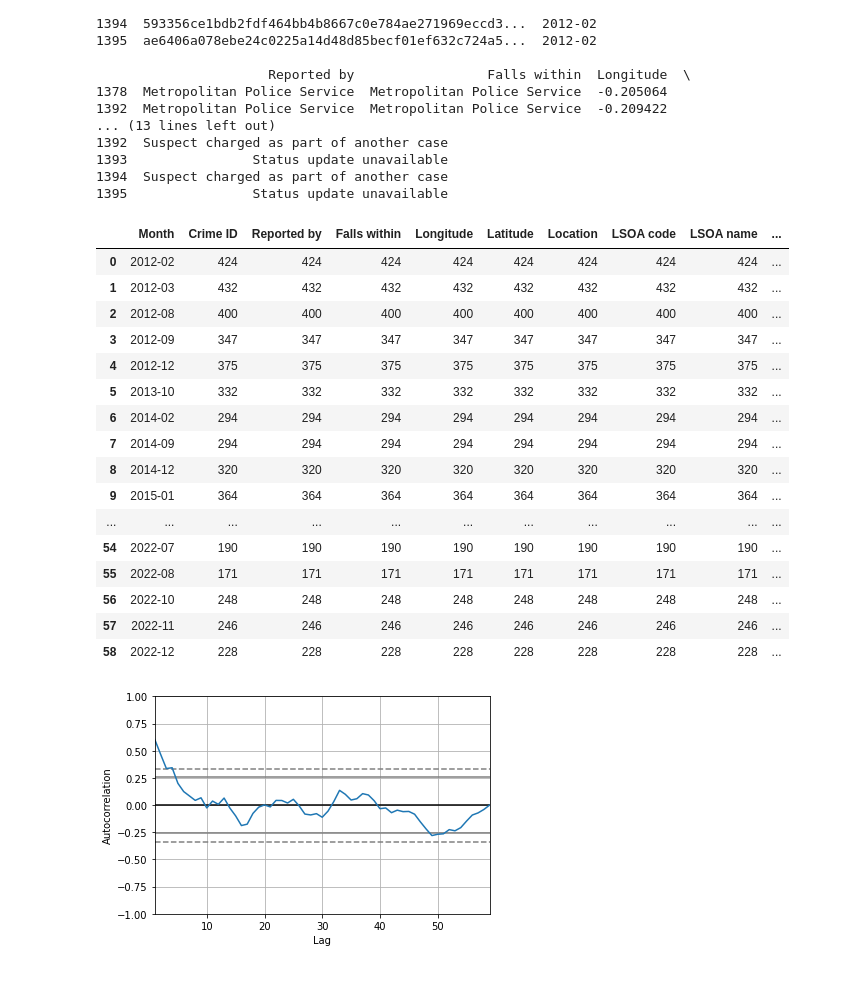
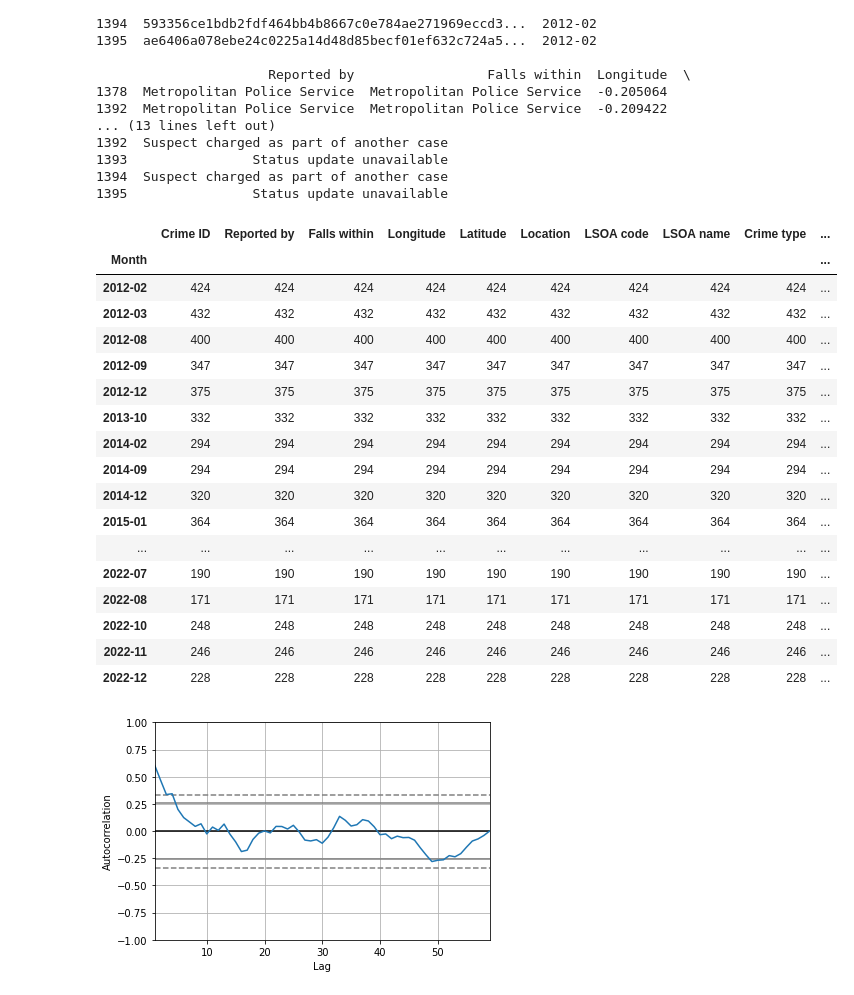
Before and after one commit to isavgt/JBG050-group11, a Jupyter notebook: datasetsexploration.ipynb, the cells around one changed output. Cells and saved outputs as stored; diff of their text form; code cells hidden in the pictures.

```diff
--- a/datasetsexploration.ipynb
+++ b/datasetsexploration.ipynb
@@ -84,26 +84,27 @@ fig = ff.create_hexbin_mapbox(
 fig.update_layout(margin=dict(b=0, t=0, l=0, r=0))
 fig.show()
 # %%
-df_groups = burglary_data.groupby(['Month'], as_index=False).count()
+df_groups = burglary_data.groupby(['Month']).count()
 df_groups
 # %% [output]
-|  | Month | Crime ID | Reported by | Falls within | Longitude | Latitude | Location | LSOA code | LSOA name | ... |
-| 0 | 2012-02 | 424 | 424 | 424 | 424 | 424 | 424 | 424 | 424 | ... |
-| 1 | 2012-03 | 432 | 432 | 432 | 432 | 432 | 432 | 432 | 432 | ... |
-| 2 | 2012-08 | 400 | 400 | 400 | 400 | 400 | 400 | 400 | 400 | ... |
-| 3 | 2012-09 | 347 | 347 | 347 | 347 | 347 | 347 | 347 | 347 | ... |
-| 4 | 2012-12 | 375 | 375 | 375 | 375 | 375 | 375 | 375 | 375 | ... |
-| 5 | 2013-10 | 332 | 332 | 332 | 332 | 332 | 332 | 332 | 332 | ... |
-| 6 | 2014-02 | 294 | 294 | 294 | 294 | 294 | 294 | 294 | 294 | ... |
-| 7 | 2014-09 | 294 | 294 | 294 | 294 | 294 | 294 | 294 | 294 | ... |
-| 8 | 2014-12 | 320 | 320 | 320 | 320 | 320 | 320 | 320 | 320 | ... |
-| 9 | 2015-01 | 364 | 364 | 364 | 364 | 364 | 364 | 364 | 364 | ... |
+|  | Crime ID | Reported by | Falls within | Longitude | Latitude | Location | LSOA code | LSOA name | Crime type | ... |
+| Month |  |  |  |  |  |  |  |  |  | ... |
+| 2012-02 | 424 | 424 | 424 | 424 | 424 | 424 | 424 | 424 | 424 | ... |
+| 2012-03 | 432 | 432 | 432 | 432 | 432 | 432 | 432 | 432 | 432 | ... |
+| 2012-08 | 400 | 400 | 400 | 400 | 400 | 400 | 400 | 400 | 400 | ... |
+| 2012-09 | 347 | 347 | 347 | 347 | 347 | 347 | 347 | 347 | 347 | ... |
+| 2012-12 | 375 | 375 | 375 | 375 | 375 | 375 | 375 | 375 | 375 | ... |
+| 2013-10 | 332 | 332 | 332 | 332 | 332 | 332 | 332 | 332 | 332 | ... |
+| 2014-02 | 294 | 294 | 294 | 294 | 294 | 294 | 294 | 294 | 294 | ... |
+| 2014-09 | 294 | 294 | 294 | 294 | 294 | 294 | 294 | 294 | 294 | ... |
+| 2014-12 | 320 | 320 | 320 | 320 | 320 | 320 | 320 | 320 | 320 | ... |
+| 2015-01 | 364 | 364 | 364 | 364 | 364 | 364 | 364 | 364 | 364 | ... |
 | ... | ... | ... | ... | ... | ... | ... | ... | ... | ... | ... |
-| 54 | 2022-07 | 190 | 190 | 190 | 190 | 190 | 190 | 190 | 190 | ... |
-| 55 | 2022-08 | 171 | 171 | 171 | 171 | 171 | 171 | 171 | 171 | ... |
-| 56 | 2022-10 | 248 | 248 | 248 | 248 | 248 | 248 | 248 | 248 | ... |
-| 57 | 2022-11 | 246 | 246 | 246 | 246 | 246 | 246 | 246 | 246 | ... |
-| 58 | 2022-12 | 228 | 228 | 228 | 228 | 228 | 228 | 228 | 228 | ... |
+| 2022-07 | 190 | 190 | 190 | 190 | 190 | 190 | 190 | 190 | 190 | ... |
+| 2022-08 | 171 | 171 | 171 | 171 | 171 | 171 | 171 | 171 | 171 | ... |
+| 2022-10 | 248 | 248 | 248 | 248 | 248 | 248 | 248 | 248 | 248 | ... |
+| 2022-11 | 246 | 246 | 246 | 246 | 246 | 246 | 246 | 246 | 246 | ... |
+| 2022-12 | 228 | 228 | 228 | 228 | 228 | 228 | 228 | 228 | 228 | ... |
 # %%
 import matplotlib.pyplot as plt
 
```
Also changed, not shown: parts of 1 cell of this notebook.
